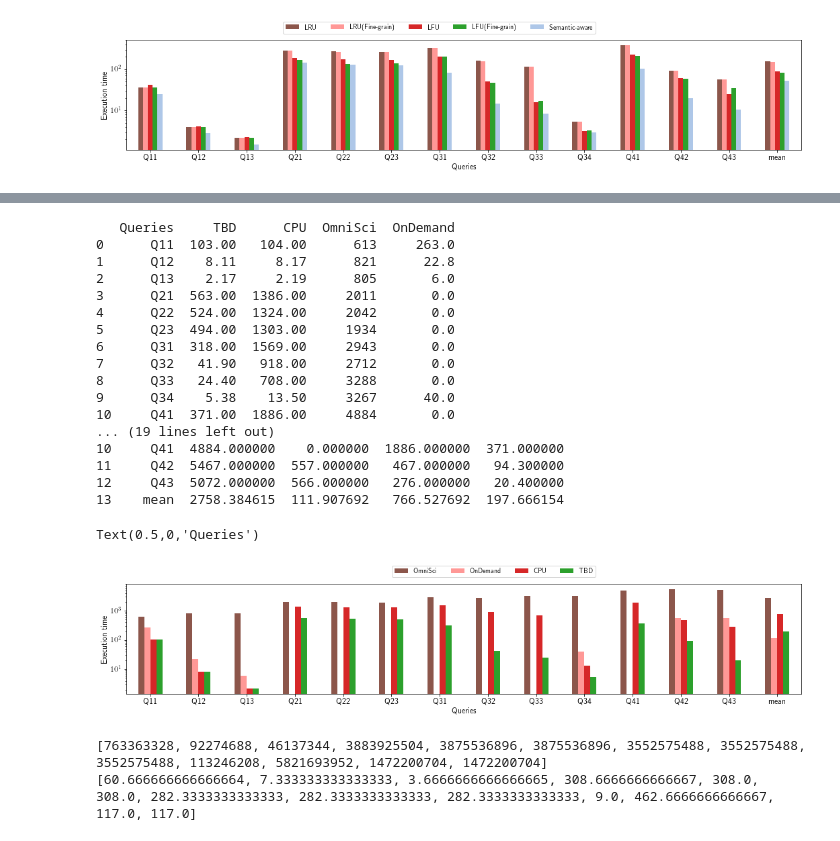
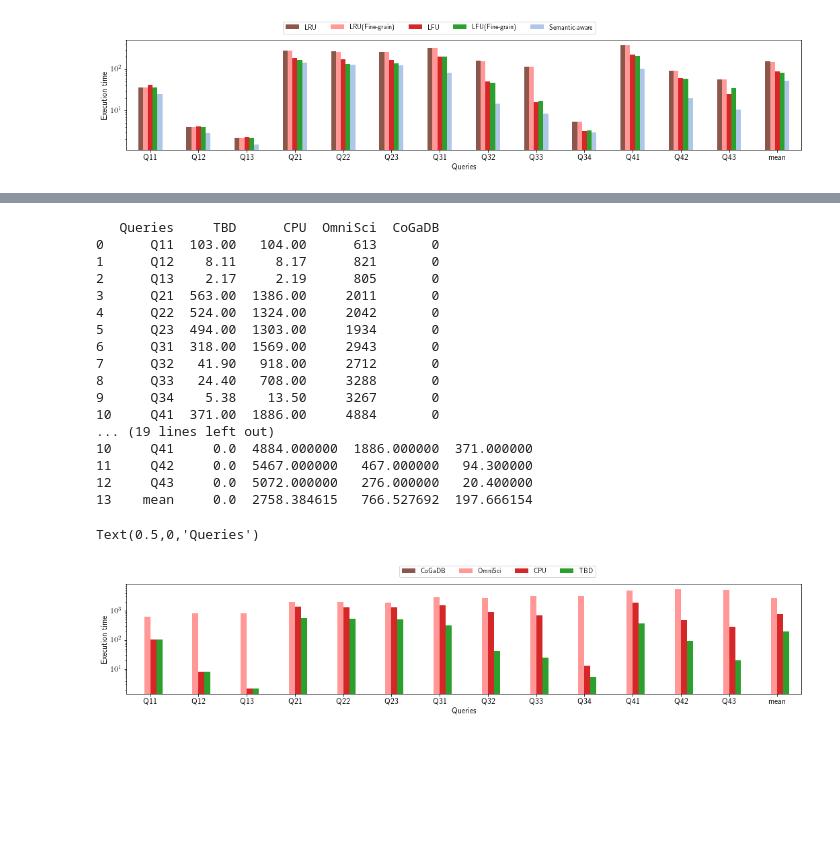
Before and after one commit to bwyogatama/Mordred-Deprecated, a Jupyter notebook: final.ipynb, the cells around one changed output, grey strips where cells are left out. Cells and saved outputs as stored; diff of their text form; code cells hidden in the pictures; blank space fills up the shorter version.

```diff
--- a/final.ipynb
+++ b/final.ipynb
@@ -1476,72 +1525,62 @@ import io
 data = {}
 
 
-data = """Queries,TBD,CPU,OmniSci,OnDemand
-Q11, 103, 104, 613, 263
-Q12, 8.11, 8.17, 821, 22.8
-Q13, 2.17, 2.19, 805, 6
+data = """Queries,TBD,CPU,OmniSci,CoGaDB
+Q11, 103, 104, 613, 0
+Q12, 8.11, 8.17, 821, 0
+Q13, 2.17, 2.19, 805, 0
 Q21, 563, 1386, 2011, 0
 Q22, 524, 1324, 2042, 0
 Q23, 494, 1303, 1934, 0
 Q31, 318, 1569, 2943, 0
 Q32, 41.9, 918, 2712, 0
 Q33, 24.4, 708, 3288, 0
-Q34, 5.38, 13.5, 3267, 40
+Q34, 5.38, 13.5, 3267, 0
 Q41, 371, 1886, 4884, 0
-Q42, 94.3, 467, 5467, 557
-Q43, 20.4, 276, 5072, 566
+Q42, 94.3, 467, 5467, 0
+Q43, 20.4, 276, 5072, 0
 """
 
 df = pd.read_csv(io.StringIO(data))
 
 print(df)
 
-df = df[['Queries','OmniSci', 'OnDemand', 'CPU', 'TBD']]
+df = df[['Queries','CoGaDB', 'OmniSci', 'CPU', 'TBD']]
 
 df2 = df.mean(axis = 0)
 df2['Queries'] = 'mean'
 
 print(df2)
 
 df = df.append(df2, ignore_index = True)
 
 print(df)
 
 my_colors = list(islice(cycle([tableau20[10], tableau20[7], tableau20[6], tableau20[4], tableau20[1], tableau20[2], 'k']), None, len(df)))
 
 plt.rcParams["figure.figsize"] = (18,3)
 fig, ax = plt.subplots()
 ax.set_yscale('log')
 df.set_index('Queries').plot(kind='bar', ax = ax, rot=0, color=my_colors, fontsize=12).legend(ncol=4, bbox_to_anchor=(0.7, 1.2))
 ax.set_ylabel("Execution time", fontsize=12)
 ax.set_xlabel("Queries", fontsize=12)
 # %% [output]
-   Queries     TBD      CPU  OmniSci  OnDemand
-0      Q11  103.00   104.00      613     263.0
-1      Q12    8.11     8.17      821      22.8
-2      Q13    2.17     2.19      805       6.0
-3      Q21  563.00  1386.00     2011       0.0
-4      Q22  524.00  1324.00     2042       0.0
-5      Q23  494.00  1303.00     1934       0.0
-6      Q31  318.00  1569.00     2943       0.0
-7      Q32   41.90   918.00     2712       0.0
-8      Q33   24.40   708.00     3288       0.0
-9      Q34    5.38    13.50     3267      40.0
-10     Q41  371.00  1886.00     4884       0.0
+   Queries     TBD      CPU  OmniSci  CoGaDB
+0      Q11  103.00   104.00      613       0
+1      Q12    8.11     8.17      821       0
+2      Q13    2.17     2.19      805       0
+3      Q21  563.00  1386.00     2011       0
+4      Q22  524.00  1324.00     2042       0
+5      Q23  494.00  1303.00     1934       0
+6      Q31  318.00  1569.00     2943       0
+7      Q32   41.90   918.00     2712       0
+8      Q33   24.40   708.00     3288       0
+9      Q34    5.38    13.50     3267       0
+10     Q41  371.00  1886.00     4884       0
 ... (19 lines left out)
-10     Q41  4884.000000    0.000000  1886.000000  371.000000
-11     Q42  5467.000000  557.000000   467.000000   94.300000
-12     Q43  5072.000000  566.000000   276.000000   20.400000
-13    mean  2758.384615  111.907692   766.527692  197.666154
+10     Q41     0.0  4884.000000  1886.000000  371.000000
+11     Q42     0.0  5467.000000   467.000000   94.300000
+12     Q43     0.0  5072.000000   276.000000   20.400000
+13    mean     0.0  2758.384615   766.527692  197.666154
 Text(0.5,0,'Queries')
-[figure, old version]
+[figure, new version]
-# %%
-divisor = [182, 22, 11, 926, 924, 924, 847, 847, 847, 27, 1388, 351, 351]
-data_size = divisor * 4 * 1048576
-data_size = [x * 4 * 1048576 for x in divisor]
-print(data_size)
-ondemand = [x / (12 * 1048576) for x in data_size]
-print(ondemand)
-# %% [output]
-[763363328, 92274688, 46137344, 3883925504, 3875536896, 3875536896, 3552575488, 3552575488, 3552575488, 113246208, 5821693952, 1472200704, 1472200704]
-[60.666666666666664, 7.333333333333333, 3.6666666666666665, 308.6666666666667, 308.0, 308.0, 282.3333333333333, 282.3333333333333, 282.3333333333333, 9.0, 462.6666666666667, 117.0, 117.0]
```
Also changed, not shown: parts of 9 cells of this notebook, 13 other files.
